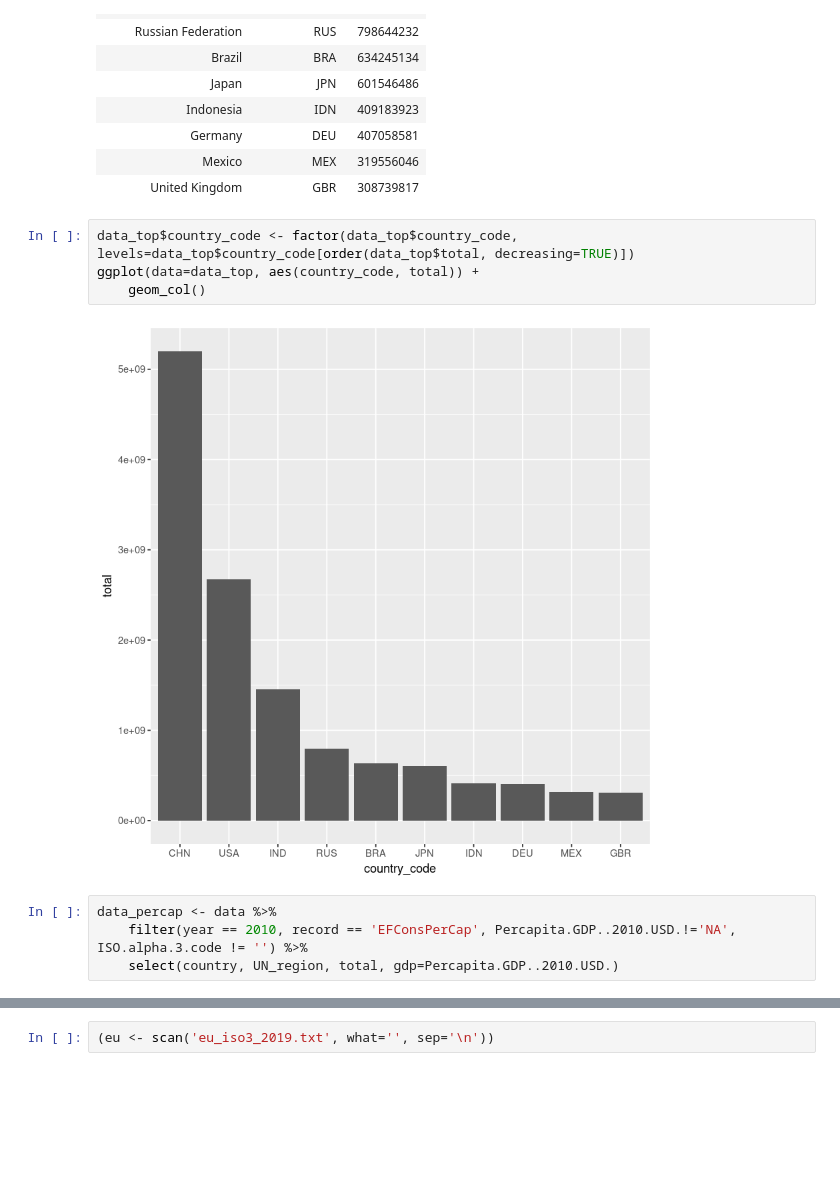
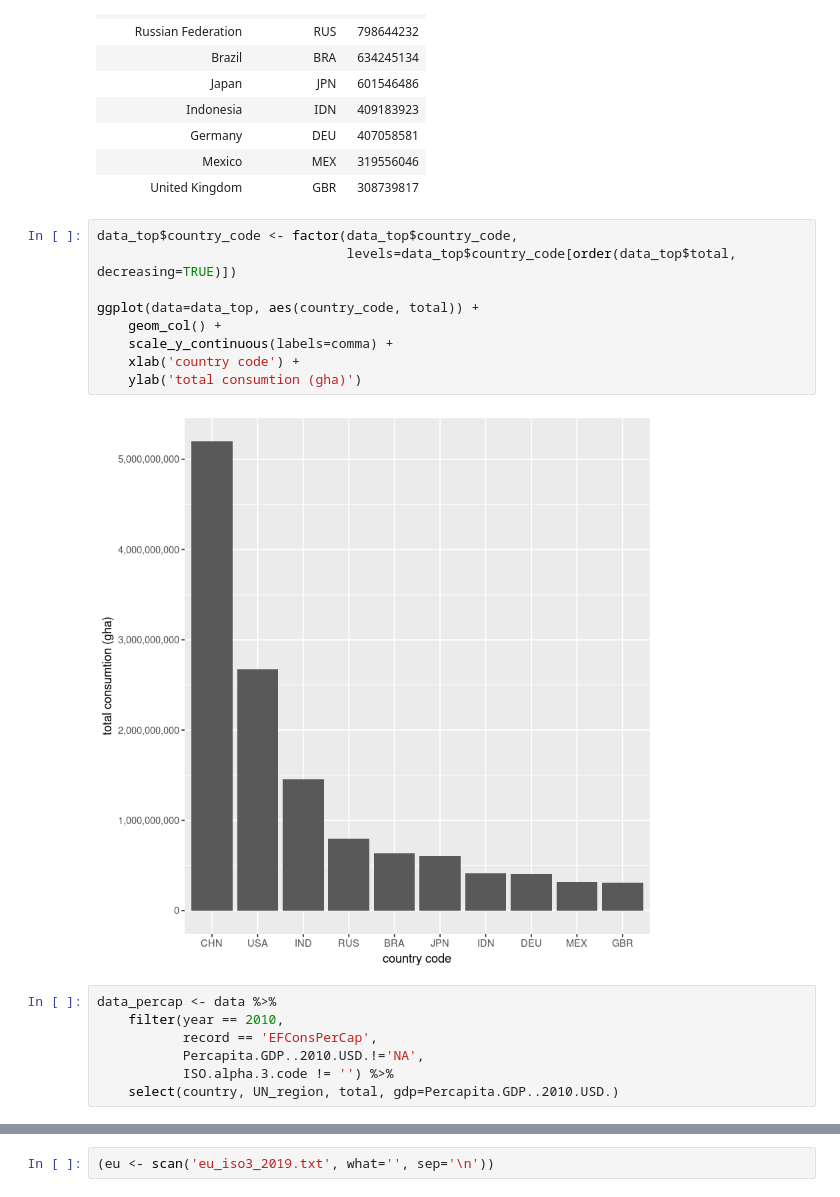
Before and after one commit to Helegris0/footprintr, a Jupyter notebook: ecological_footprint.ipynb, the cells around one changed output, grey strips where cells are left out. Drawn from its saved outputs; the diff is of its cells as text; blank space fills up the shorter version.

```diff
--- a/ecological_footprint.ipynb
+++ b/ecological_footprint.ipynb
@@ -32,13 +53,21 @@ A data.frame: 10 × 3
 | Mexico | MEX | 319556046 |
 | United Kingdom | GBR | 308739817 |
 # %%
-data_top$country_code <- factor(data_top$country_code, levels=data_top$country_code[order(data_top$total, decreasing=TRUE)])
+data_top$country_code <- factor(data_top$country_code,
+                                levels=data_top$country_code[order(data_top$total, decreasing=TRUE)])
+
 ggplot(data=data_top, aes(country_code, total)) +
-    geom_col()
+    geom_col() +
+    scale_y_continuous(labels=comma) +
+    xlab('country code') +
+    ylab('total consumtion (gha)')
 # %% [output]
-[figure, old version]
+[figure, new version]
 # %%
 data_percap <- data %>%
-    filter(year == 2010, record == 'EFConsPerCap', Percapita.GDP..2010.USD.!='NA', ISO.alpha.3.code != '') %>%
+    filter(year == 2010,
+           record == 'EFConsPerCap',
+           Percapita.GDP..2010.USD.!='NA',
+           ISO.alpha.3.code != '') %>%
     select(country, UN_region, total, gdp=Percapita.GDP..2010.USD.)
 # %%
```
Also changed, not shown: parts of 10 cells of this notebook.
